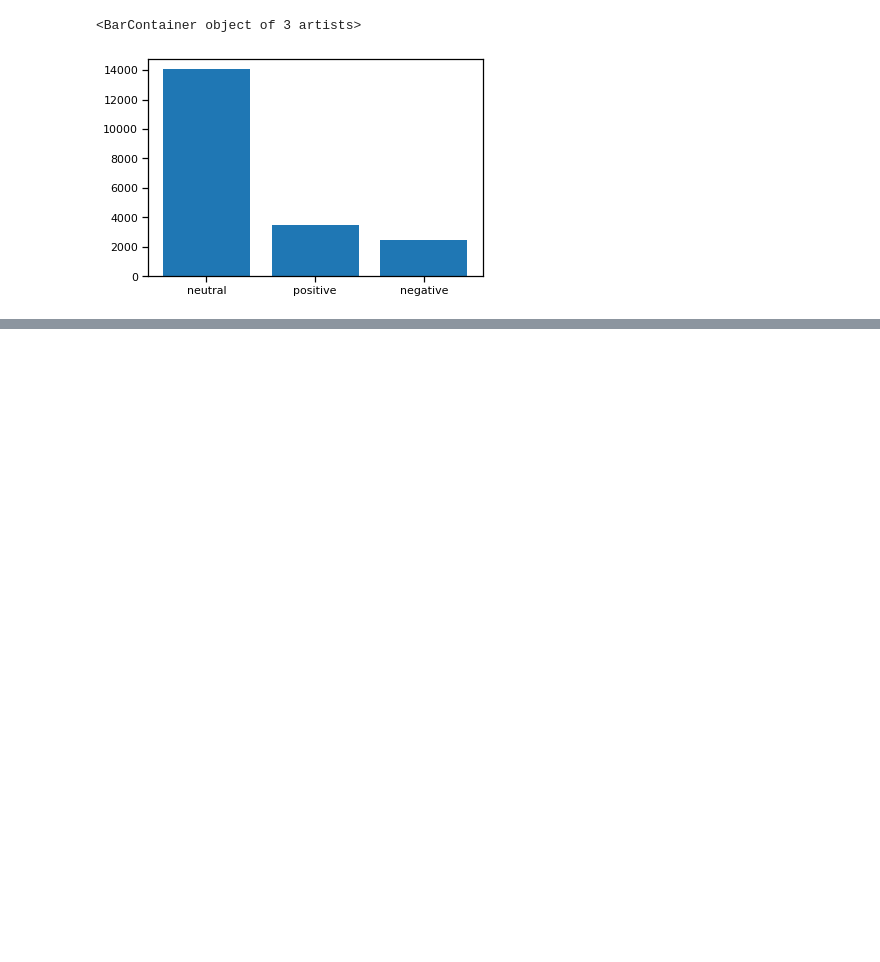
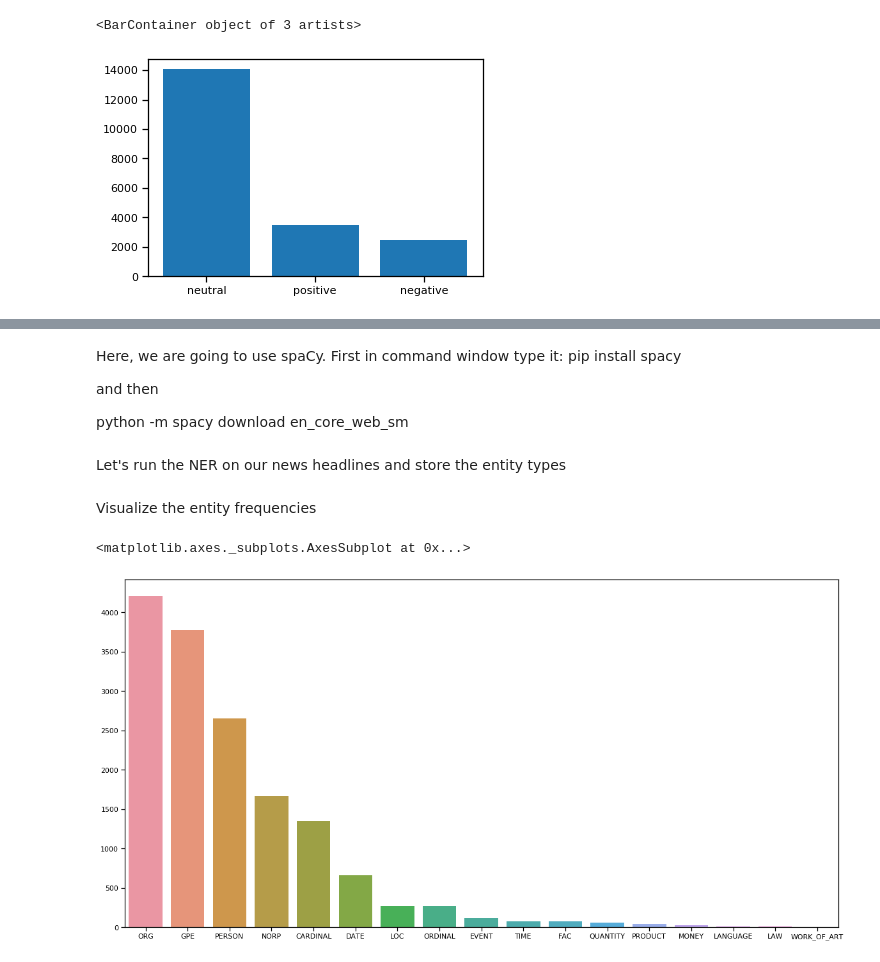
Before and after one commit to Cauchy-1899c/Project-4-LanguageProcessing, a Jupyter notebook: Untitled4.ipynb, the cells around one changed output, grey strips where cells are left out. Drawn from its saved outputs; the diff is of its cells as text; code cells hidden in the pictures; blank space fills up the shorter version.

```diff
--- a/Untitled4.ipynb
+++ b/Untitled4.ipynb
@@ -381,0 +439,34 @@ plt.bar(news.polarity.value_counts().index,
+# %% [markdown]
+Here, we are going to use spaCy.
+First in command window type it: pip install spacy
+
+and then
+
+
+python -m spacy download en_core_web_sm
+# %%
+import spacy
+
+nlp = spacy.load("en")
+# %% [markdown]
+Let's run the NER on our news headlines and store the entity types
+# %%
+def ner(text):
+    doc=nlp(text)
+    return [x.label_ for x in doc.ents]
+
+ent=news["headline_text"].\
+    apply(lambda x: ner(x))
+ent=[x for sub in ent for x in sub]
+
+counter = Counter(ent)
+count=counter.most_common()
+# %% [markdown]
+Visualize the entity frequencies
+# %%
+x,y=map(list,zip(*count)) #change figsize
+plt.figure(figsize=(20,10))
+sns.barplot(x=x,y=y)
+# %% [output]
+<matplotlib.axes._subplots.AxesSubplot at 0x...>
+[figure, added]
```
Also changed, not shown: parts of 25 cells of this notebook.
